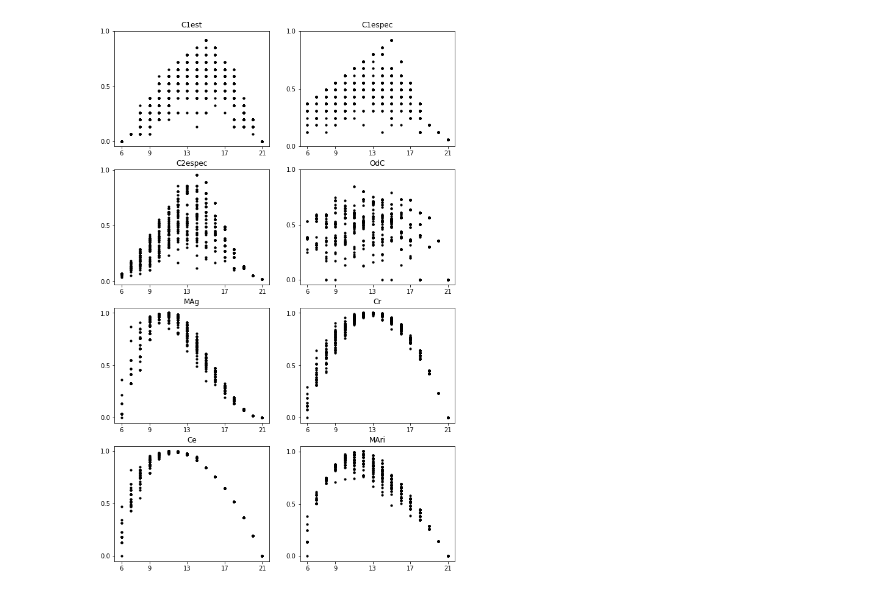
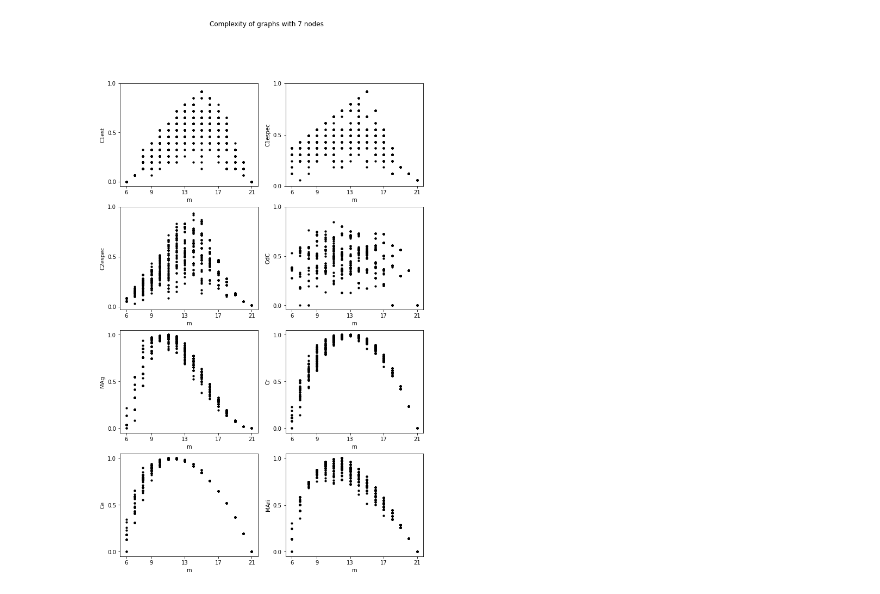
Before and after one commit to yipeizhao/Project, a Jupyter notebook: Sum.ipynb, the cells around one changed output. Saved outputs shown, nothing was run; the diff lists cells and outputs as text; code cells hidden in the pictures.

```diff
--- a/Sum.ipynb
+++ b/Sum.ipynb
@@ -18,17 +20,20 @@ for item in methods:
     temp_result = [method(g) for g in graphs]
     results.append(temp_result)
 # %%
+n=7
 c=0
 fig,axes = plt.subplots(4,2,figsize = (10,16))
 xticks = np.linspace(n-1,n*(n-1)/2,5)
 xticks = [int(item) for item in xticks]
 for i in range(4):
     for j in range(2):
         axes[i][j].scatter(df["Number_of_edges"],results[c],s=10,color = "black")
         axes[i][j].set_yticks([0,0.5,1])
-        axes[i][j].set_title(methods[c])
         axes[i][j].set_xticks(xticks)
+        axes[i][j].set_xlabel("m")
+        axes[i][j].set_ylabel(methods[c])
         c+=1
+plt.suptitle("Complexity of graphs with 7 nodes")
 plt.show()
 # %% [output]
-[figure, old version]
+[figure, new version]
```
Also changed, not shown: parts of 12 cells of this notebook, 14 other files.
